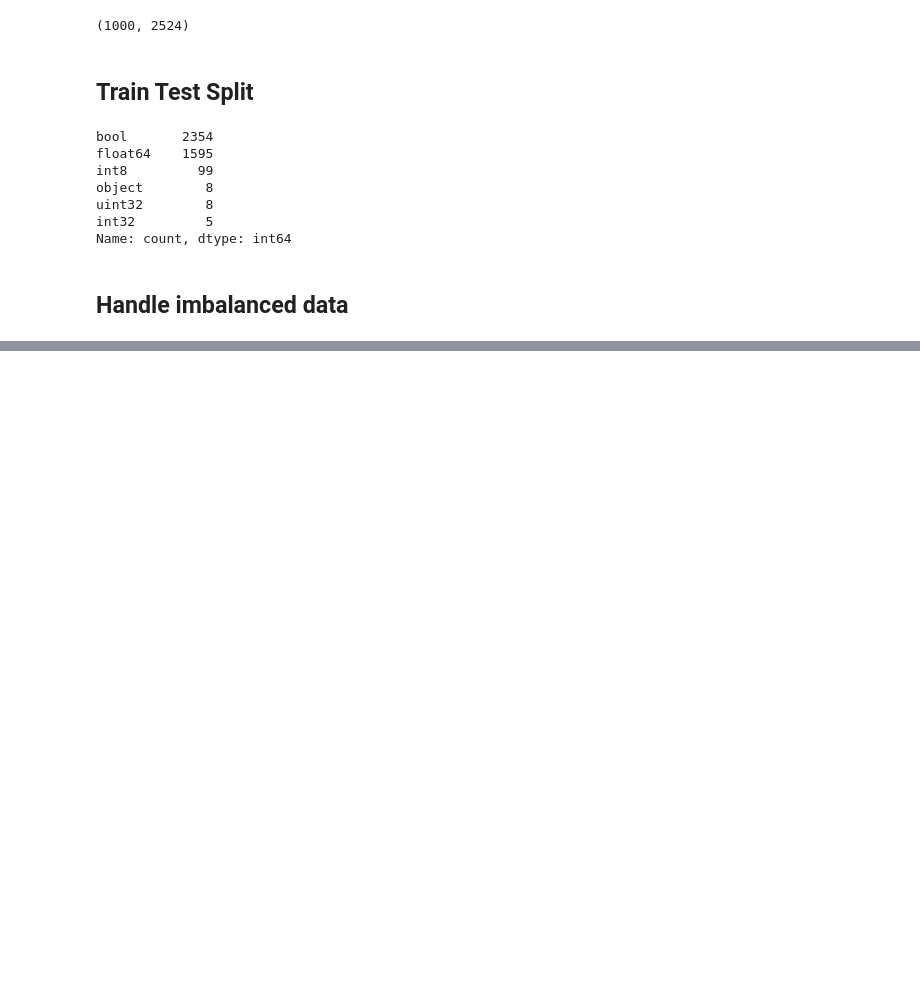
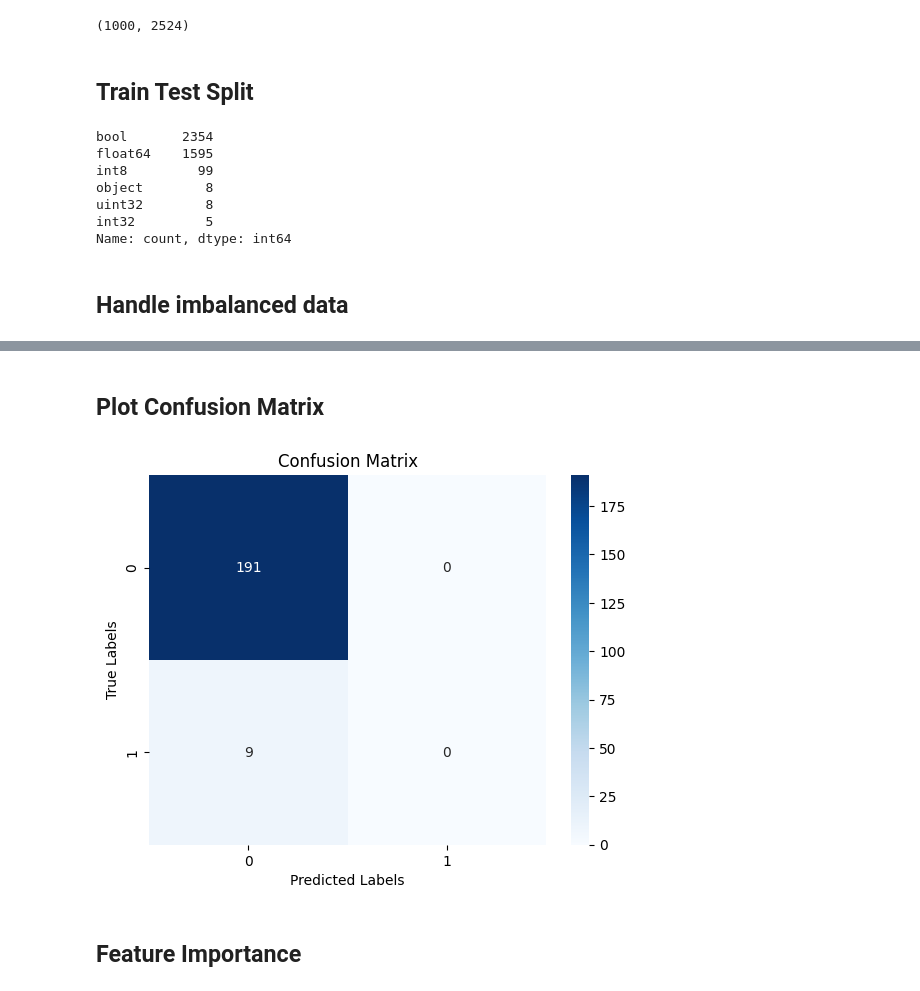
Before and after one commit to DataScienceAndEngineering/machine-learning-dse-i210-final-project-credit-risk, a Jupyter notebook: notebooks/SG_Random_Forest.ipynb, the cells around one changed output, grey strips where cells are left out. Drawn from its saved outputs; the diff is of its cells as text; code cells hidden in the pictures; blank space fills up the shorter version.

```diff
--- a/notebooks/SG_Random_Forest.ipynb
+++ b/notebooks/SG_Random_Forest.ipynb
@@ -208,0 +269,5 @@ X_train_res, y_train_res = sm.fit_resample(X_train, y_train)
+# %%
+kmeans = KMeans(n_clusters=5, random_state=28)
+kmeans.fit(X_train_res)
+X_train_res['cluster'] = kmeans.labels_
+X_test['cluster'] = kmeans.predict(X_test)
@@ -208,0 +278,10 @@ X_train_res, y_train_res = sm.fit_resample(X_train, y_train)
+# %%
+clf = RandomForestClassifier(random_state=28)
+clf.fit(X_train_res, y_train_res)
+y_pred = clf.predict(X_test)
+
+# Evaluation
+print(classification_report(y_test, y_pred))
+print("Confusion Matrix:")
+print(confusion_matrix(y_test, y_pred))
+print("Accuracy:", accuracy_score(y_test, y_pred))
@@ -208,0 +302,13 @@ X_train_res, y_train_res = sm.fit_resample(X_train, y_train)
+# %% [markdown]
+## Plot Confusion Matrix
+# %%
+conf_mat = confusion_matrix(y_test, y_pred)
+sns.heatmap(conf_mat, annot=True, fmt='d', cmap='Blues')
+plt.xlabel('Predicted Labels')
+plt.ylabel('True Labels')
+plt.title('Confusion Matrix')
+plt.show()
+# %% [output]
+[figure, added]
+# %% [markdown]
+## Feature Importance
```
Also changed, not shown: parts of 18 cells of this notebook.
